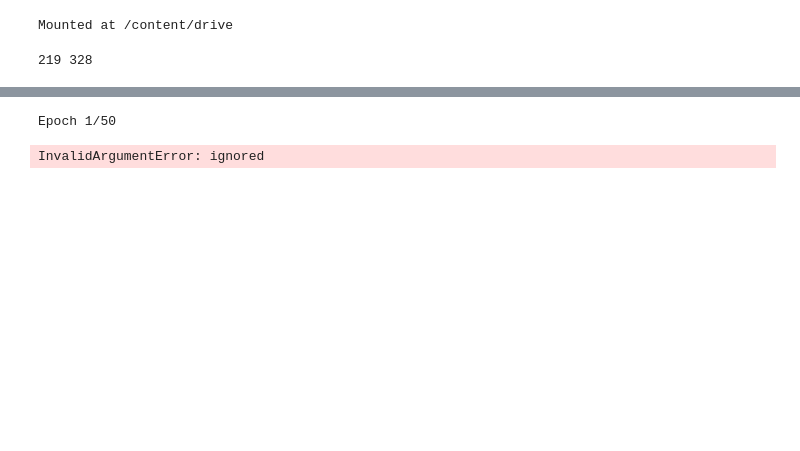
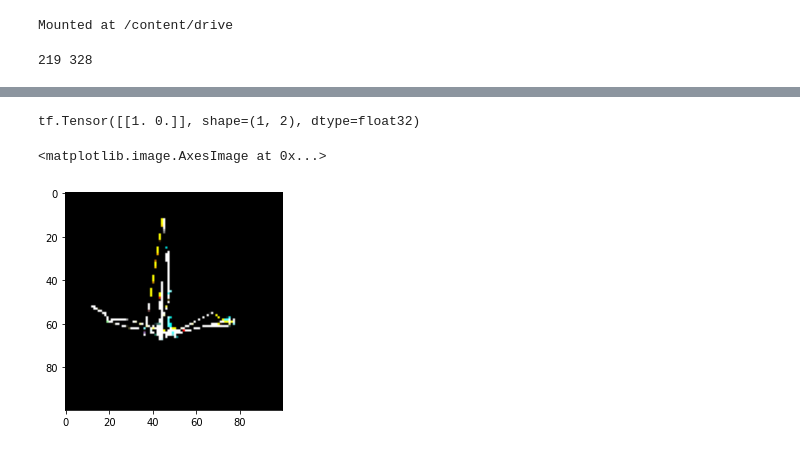
Before and after one commit to saquibali7/EyeGazing, a Jupyter notebook: EyeGaizingScanPath.ipynb, the cells around one changed output, grey strips where cells are left out. Drawn from its saved outputs; the diff is of its cells as text; code cells hidden in the pictures; blank space fills up the shorter version.

```diff
--- a/EyeGaizingScanPath.ipynb
+++ b/EyeGaizingScanPath.ipynb
@@ -77,0 +51,17 @@ Found 53 images belonging to 2 classes.
+# %%
+def preprocessing(path,clas):
+  X , Y = list(),list()
+  for img in os.listdir(path):
+    img = load_img(os.path.join(path,img))
+    img = img_to_array(img)
+    img = tf.image.resize(img,(100,100))
+    X.append(img)
+    Y.append(tf.keras.utils.to_categorical([clas], num_classes=2))
+
+  return asarray(X), asarray(Y)
+# %%
+X1, Y1 = preprocessing(path2,0)
+X2, Y2 = preprocessing(path1,1)
+# %%
+X = tf.concat([X1,X2], axis=0)
+Y = tf.concat([Y1,Y2], axis=0)
@@ -77,0 +79,5 @@ Found 53 images belonging to 2 classes.
+# %%
+ix = randint(0,len(X))
+print(Y[ix])
+plt.imshow(X[ix])
+# %% [output]
@@ -78,3 +85,6 @@ Found 53 images belonging to 2 classes.
+tf.Tensor([[1. 0.]], shape=(1, 2), dtype=float32)
+<matplotlib.image.AxesImage at 0x...>
+[figure, added]
 # %%
 from numpy.random import randint
 from keras import initializers
@@ -119,14 +127,3 @@ model = keras.models.Sequential([
 opt = tf.keras.optimizers.Adam(learning_rate=0.0003)
 model.compile(loss='mse', optimizer=opt, metrics=['accuracy'])
 callback = tf.keras.callbacks.EarlyStopping(monitor='loss', patience=3)
-# %%
-history = model.fit_generator(
-                    train_dataset,
-                    steps_per_epoch=len(train_dataset),
-                    epochs=50,
-                    validation_data = val_dataset,
-                    validation_steps = len(val_dataset),
-                    callbacks=callback)
-# %% [output]
-Epoch 1/50
-InvalidArgumentError: ignored
```
Also changed, not shown: parts of 18 cells of this notebook.
